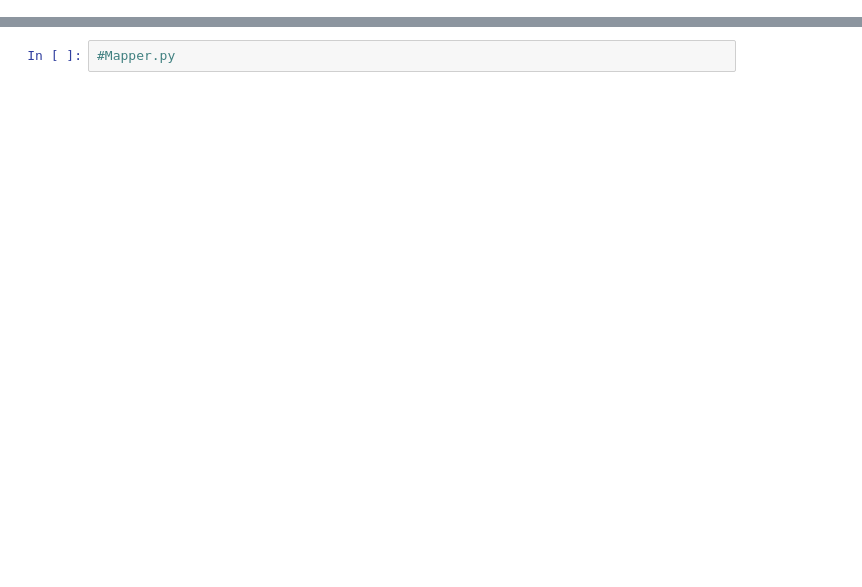
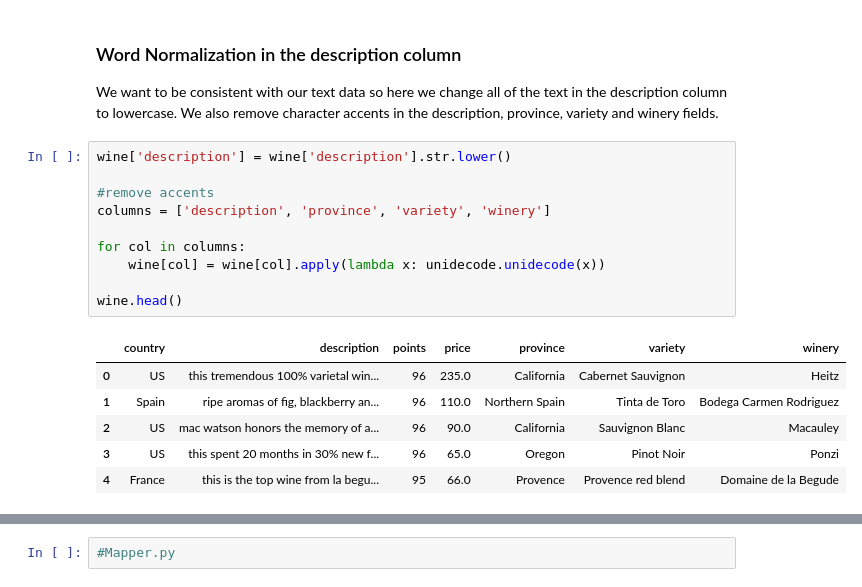
Before and after one commit to tandem-tech/Wine-Keyword-Analysis, a Jupyter notebook: Wine_Analysis.ipynb, the cells around one changed output, grey strips where cells are left out. Drawn from its saved outputs; the diff is of its cells as text; blank space fills up the shorter version.

```diff
--- a/Wine_Analysis.ipynb
+++ b/Wine_Analysis.ipynb
@@ -37,0 +90,20 @@ wine.head()
+# %% [markdown]
+### Word Normalization in the description column
+We want to be consistent with our text data so here we change all of the text in the description column to lowercase. We also remove character accents in the description, province, variety and winery fields.
+# %%
+wine['description'] = wine['description'].str.lower()
+
+#remove accents
+columns = ['description', 'province', 'variety', 'winery']
+
+for col in columns:
+    wine[col] = wine[col].apply(lambda x: unidecode.unidecode(x))
+
+wine.head()
+# %% [output]
+|  | country | description | points | price | province | variety | winery |
+| 0 | US | this tremendous 100% varietal win... | 96 | 235.0 | California | Cabernet Sauvignon | Heitz |
+| 1 | Spain | ripe aromas of fig, blackberry an... | 96 | 110.0 | Northern Spain | Tinta de Toro | Bodega Carmen Rodriguez |
+| 2 | US | mac watson honors the memory of a... | 96 | 90.0 | California | Sauvignon Blanc | Macauley |
+| 3 | US | this spent 20 months in 30% new f... | 96 | 65.0 | Oregon | Pinot Noir | Ponzi |
+| 4 | France | this is the top wine from la begu... | 95 | 66.0 | Provence | Provence red blend | Domaine de la Begude |
```
Also changed, not shown: parts of 16 cells of this notebook, 1 other file.
